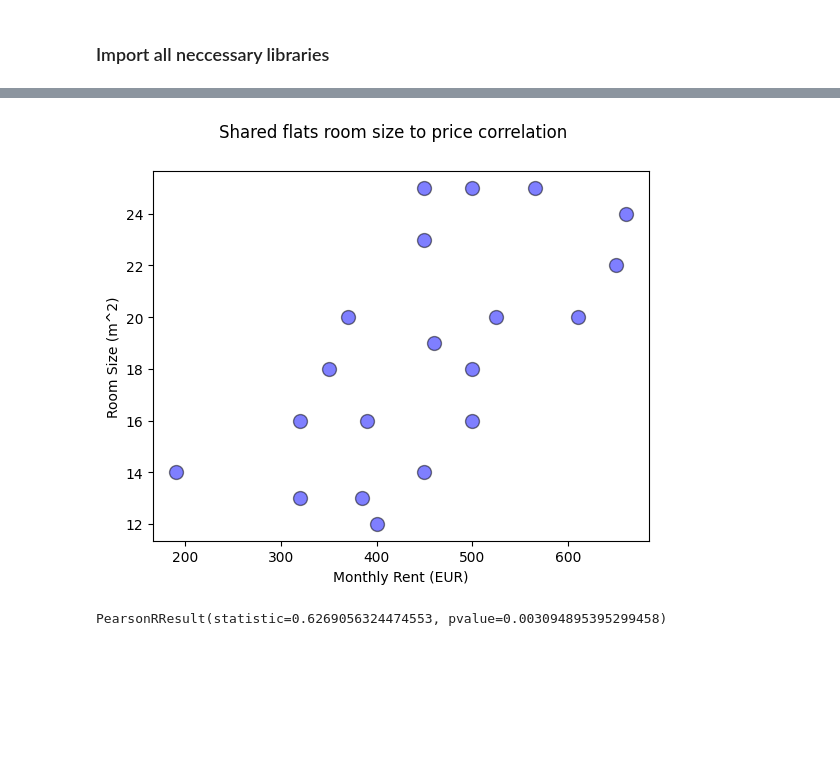
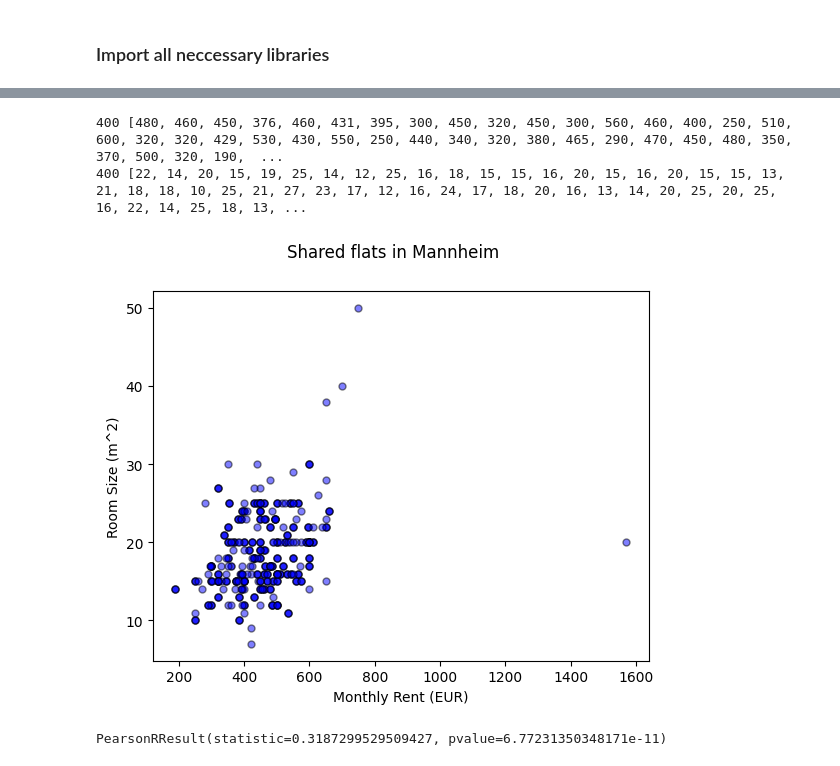
Before and after one commit to lukaslinss98/IntegrationsSeminar, a Jupyter notebook: IntegrationsSeminar.ipynb, the cells around one changed output, grey strips where cells are left out. Drawn from its saved outputs; the diff is of its cells as text; code cells hidden in the pictures; blank space fills up the shorter version.

Commit message:
finished all scraping functionality for flat price and room size

```diff
--- a/IntegrationsSeminar.ipynb
+++ b/IntegrationsSeminar.ipynb
@@ -34,0 +21,4 @@ df = pd.read_html(f'https://www.wg-gesucht.de/wg-zimmer-in-Mannheim.85.0.0.1.htm
+# %%
+rentPrice = []
+roomSize = []
+print(rentPrice, roomSize)
@@ -35,16 +62,26 @@ df = pd.read_html(f'https://www.wg-gesucht.de/wg-zimmer-in-Mannheim.85.0.0.1.htm
 # %%
 #df.head()
-rentPrice = df.iloc[:,3].tolist()
-roomSize = df.iloc[:,4].tolist()
-rentPrice = rentPrice[0: len(rentPrice) -1 ]
-roomSize = roomSize[0: len(roomSize) -1 ]
+for i in range(10):
+    print(i)
+    res = makeRequest(f'https://www.wg-gesucht.de/wg-zimmer-in-Mannheim.85.0.0.{i}.html')
+    try:
+        df = pd.read_html(res.text)[0]
+    except:
+        print("Error")
+        break
 
-for i, el  in enumerate(rentPrice):
-    rentPrice[i] = int(el[0 : len(el) - 1])
+    df1 = df.iloc[:,3].tolist()
+    df2 = df.iloc[:,4].tolist()
+    df1 = df1[0: len(df1) -1 ]
+    df2 = df2[0: len(df2) -1 ]
 
-for i, el in enumerate(roomSize):
-    roomSize[i] = int(el[0 : len(el) - 2])
+    for i, el  in enumerate(df1):
+        df1[i] = int(el[0 : len(el) - 1])
 
-print(rentPrice)
-print(roomSize)
+    for i, el in enumerate(df2):
+        df2[i] = int(el[0 : len(el) - 2])
+
+    rentPrice = rentPrice + df1
+
+    roomSize = roomSize + df2
 # %% [output]
@@ -53,13 +108,24 @@ print(roomSize)
+# %%
+print(len(rentPrice), rentPrice)
+print(len(roomSize), roomSize)
+data = pd.DataFrame(list(zip(rentPrice, roomSize)), columns=['Rent Price', 'Room Size'])
+data.to_excel('shared_flat_data.xlsx')
+# %% [output]
+400 [480, 460, 450, 376, 460, 431, 395, 300, 450, 320, 450, 300, 560, 460, 400, 250, 510, 600, 320, 320, 429, 530, 430, 550, 250, 440, 340, 320, 380, 465, 290, 470, 450, 480, 350, 370, 500, 320, 190,  ...
+400 [22, 14, 20, 15, 19, 25, 14, 12, 25, 16, 18, 15, 15, 16, 20, 15, 16, 20, 15, 15, 13, 21, 18, 18, 10, 25, 21, 27, 23, 17, 12, 16, 24, 17, 18, 20, 16, 13, 14, 20, 25, 20, 25, 16, 22, 14, 25, 18, 13, ...
 # %%
 plt.style.use('default')
 fig, ax = plt.subplots()
-fig.suptitle("Shared flats room size to price correlation")
+fig.suptitle("Shared flats in Mannheim")
+#ax.grid()
+#plt.xscale('log')
+#plt.yscale('log')
 plt.xlabel('Monthly Rent (EUR)')
 plt.ylabel('Room Size (m^2)')
-plt.scatter(rentPrice, roomSize, s=100, c='blue',edgecolors='black', linewidths=1, alpha=0.5)
+plt.scatter(rentPrice, roomSize, s=25, c='blue',edgecolors='black', linewidths=1, alpha=0.5)
 plt.show()
 
 scipy.stats.pearsonr(rentPrice, roomSize)
 # %% [output]
-[figure, old version]
+[figure, new version]
-PearsonRResult(statistic=0.6269056324474553, pvalue=0.003094895395299458)
+PearsonRResult(statistic=0.3187299529509427, pvalue=6.77231350348171e-11)
```
Also changed, not shown: parts of 8 cells of this notebook, 1 other file.
